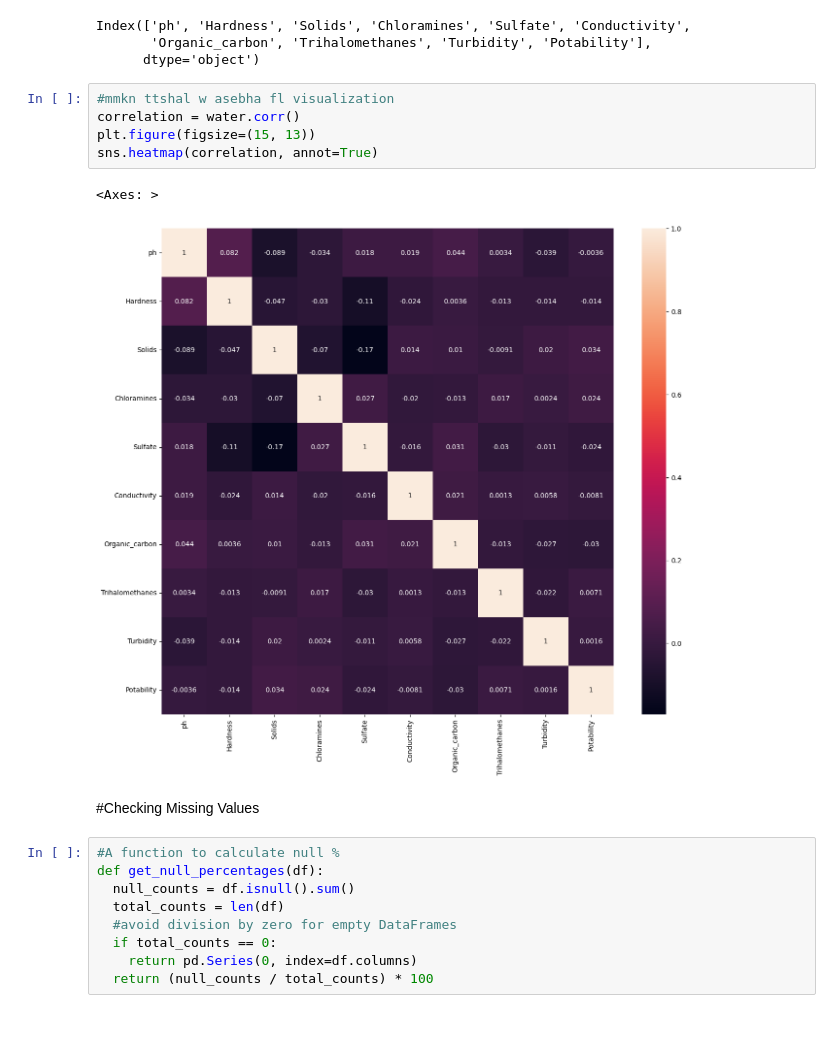
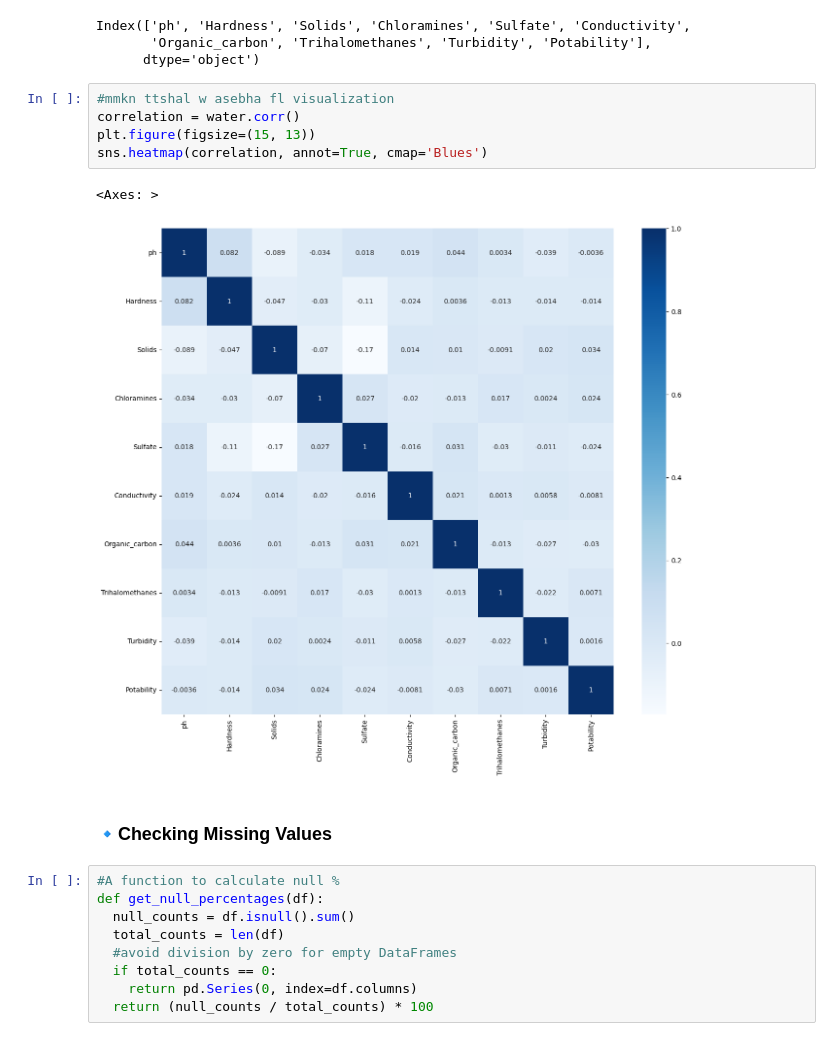
Before and after one commit to rahma-khattab/water-potability-prediction-system, a Jupyter notebook: Water_Potability.ipynb, the cells around one changed output. Saved outputs shown, nothing was run; the diff lists cells and outputs as text.

Commit message:
Added some graphs, and changed notebook.

```diff
--- a/Water_Potability.ipynb
+++ b/Water_Potability.ipynb
@@ -94,13 +92,13 @@ Index(['ph', 'Hardness', 'Solids', 'Chloramines', 'Sulfate', 'Conductivity',
 # %%
 #mmkn ttshal w asebha fl visualization
 correlation = water.corr()
 plt.figure(figsize=(15, 13))
-sns.heatmap(correlation, annot=True)
+sns.heatmap(correlation, annot=True, cmap='Blues')
 # %% [output]
 <Axes: >
-[figure, old version]
+[figure, new version]
 # %% [markdown]
-#Checking Missing Values
+### 🔹Checking Missing Values
 # %%
 #A function to calculate null %
 def get_null_percentages(df):
```
Also changed, not shown: parts of 59 cells of this notebook, 14 other files.
